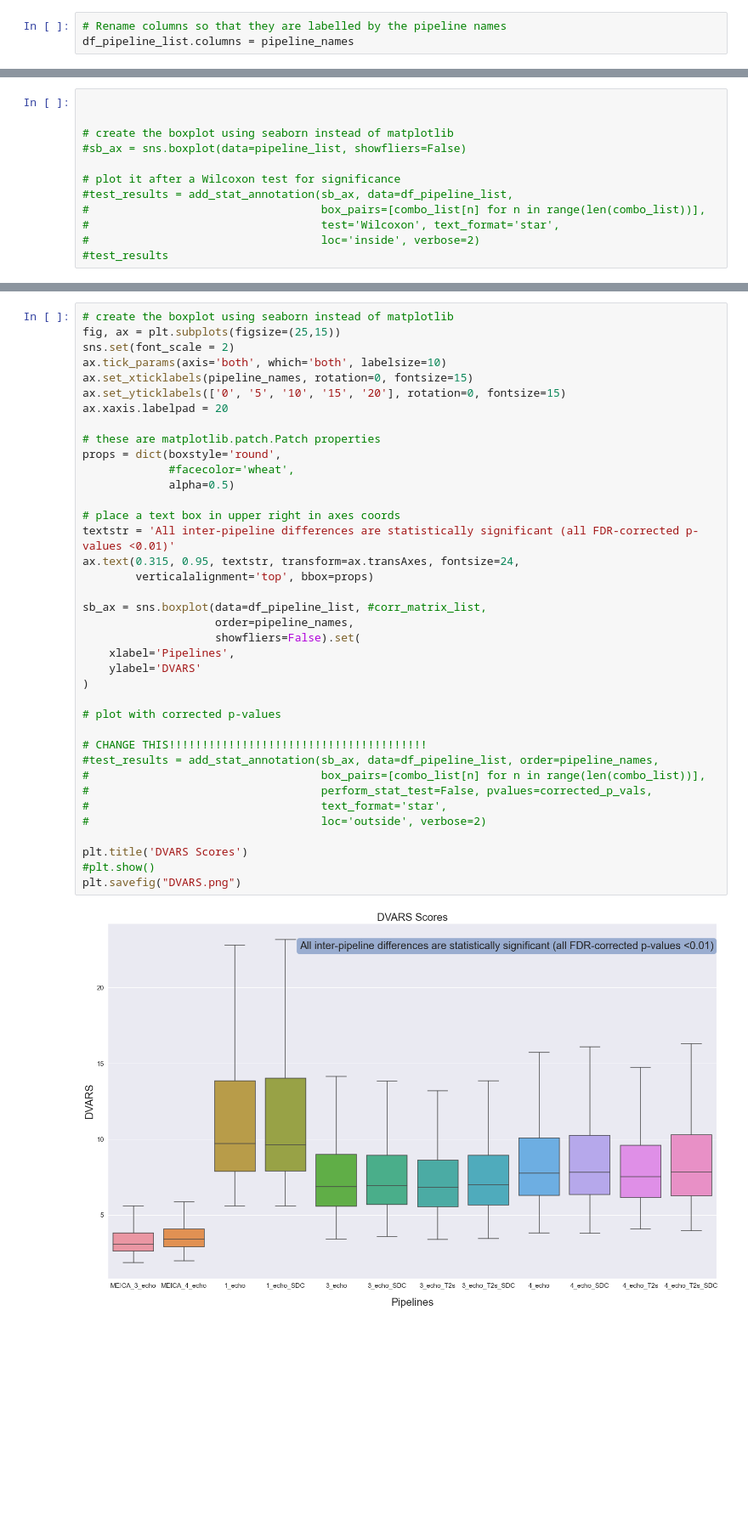
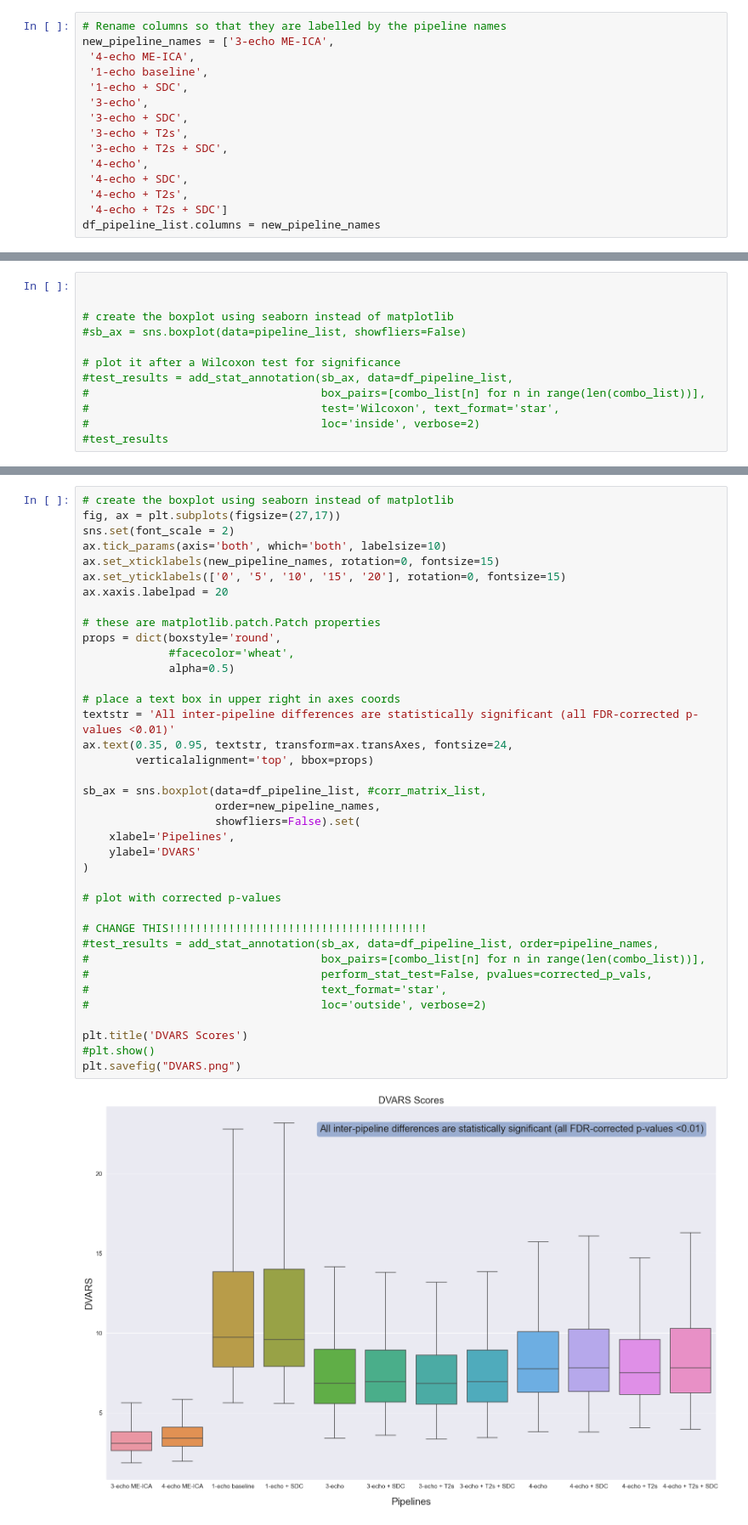
Before and after one commit to misho-dimitrov/Motion_Correction_rs-fMRI, a Jupyter notebook: calc_dvars.ipynb, the cells around one changed output, grey strips where cells are left out. Shown: that part at 85% size. Drawn from its saved outputs; the diff is of its cells as text; blank space fills up the shorter version.

Commit message:
edited the figures for the OHBM abstract and the manuscript

```diff
--- a/calc_dvars.ipynb
+++ b/calc_dvars.ipynb
@@ -436,9 +436,21 @@ df_pipeline_list
 |  | 0.15 | 2.60696 | 2.90582 | 12.27250 | 12.8591 | 6.04500 | 6.25096 | 5.71284 | 6.38231 | 6.56449 | 7.04411 | ... |
 |  | 0.16 | 6.46680 | 4.78742 | 14.16430 | 13.3600 | 9.57494 | 9.99594 | 12.14570 | 12.77400 | 13.78880 | 14.16370 | ... |
 3247 rows × 12 columns
-# %%
-# Rename columns so that they are labelled by the pipeline names
-df_pipeline_list.columns = pipeline_names
+# %%
+# Rename columns so that they are labelled by the pipeline names
+new_pipeline_names = ['3-echo ME-ICA',
+ '4-echo ME-ICA',
+ '1-echo baseline',
+ '1-echo + SDC',
+ '3-echo',
+ '3-echo + SDC',
+ '3-echo + T2s',
+ '3-echo + T2s + SDC',
+ '4-echo',
+ '4-echo + SDC',
+ '4-echo + T2s',
+ '4-echo + T2s + SDC']
+df_pipeline_list.columns = new_pipeline_names
 # %%
 # visualise the updated dataframe
 df_pipeline_list
@@ -608,41 +620,41 @@ Values bigger than 0.05 = [2.36514237e-242 0.00000000e+000 0.00000000e+000 0.000
  7.35431224e-006 8.63043426e-128]
 # %%
 # create the boxplot using seaborn instead of matplotlib
-fig, ax = plt.subplots(figsize=(25,15))
+fig, ax = plt.subplots(figsize=(27,17))
 sns.set(font_scale = 2)
 ax.tick_params(axis='both', which='both', labelsize=10)
-ax.set_xticklabels(pipeline_names, rotation=0, fontsize=15)
+ax.set_xticklabels(new_pipeline_names, rotation=0, fontsize=15)
 ax.set_yticklabels(['0', '5', '10', '15', '20'], rotation=0, fontsize=15)
 ax.xaxis.labelpad = 20
 
 # these are matplotlib.patch.Patch properties
 props = dict(boxstyle='round',
              #facecolor='wheat',
              alpha=0.5)
 
 # place a text box in upper right in axes coords
 textstr = 'All inter-pipeline differences are statistically significant (all FDR-corrected p-values <0.01)'
-ax.text(0.315, 0.95, textstr, transform=ax.transAxes, fontsize=24,
+ax.text(0.35, 0.95, textstr, transform=ax.transAxes, fontsize=24,
         verticalalignment='top', bbox=props)
 
 sb_ax = sns.boxplot(data=df_pipeline_list, #corr_matrix_list,
-                    order=pipeline_names,
+                    order=new_pipeline_names,
                     showfliers=False).set(
     xlabel='Pipelines',
     ylabel='DVARS'
 )
 
 # plot with corrected p-values
 
 # CHANGE THIS!!!!!!!!!!!!!!!!!!!!!!!!!!!!!!!!!!!!!!!
 #test_results = add_stat_annotation(sb_ax, data=df_pipeline_list, order=pipeline_names,
 #                                   box_pairs=[combo_list[n] for n in range(len(combo_list))],
 #                                   perform_stat_test=False, pvalues=corrected_p_vals,
 #                                   text_format='star',
 #                                   loc='outside', verbose=2)
 
 plt.title('DVARS Scores')
 #plt.show()
 plt.savefig("DVARS.png")
 # %% [output]
-[figure, old version]
+[figure, new version]
```
Also changed, not shown: parts of 3 cells of this notebook.
